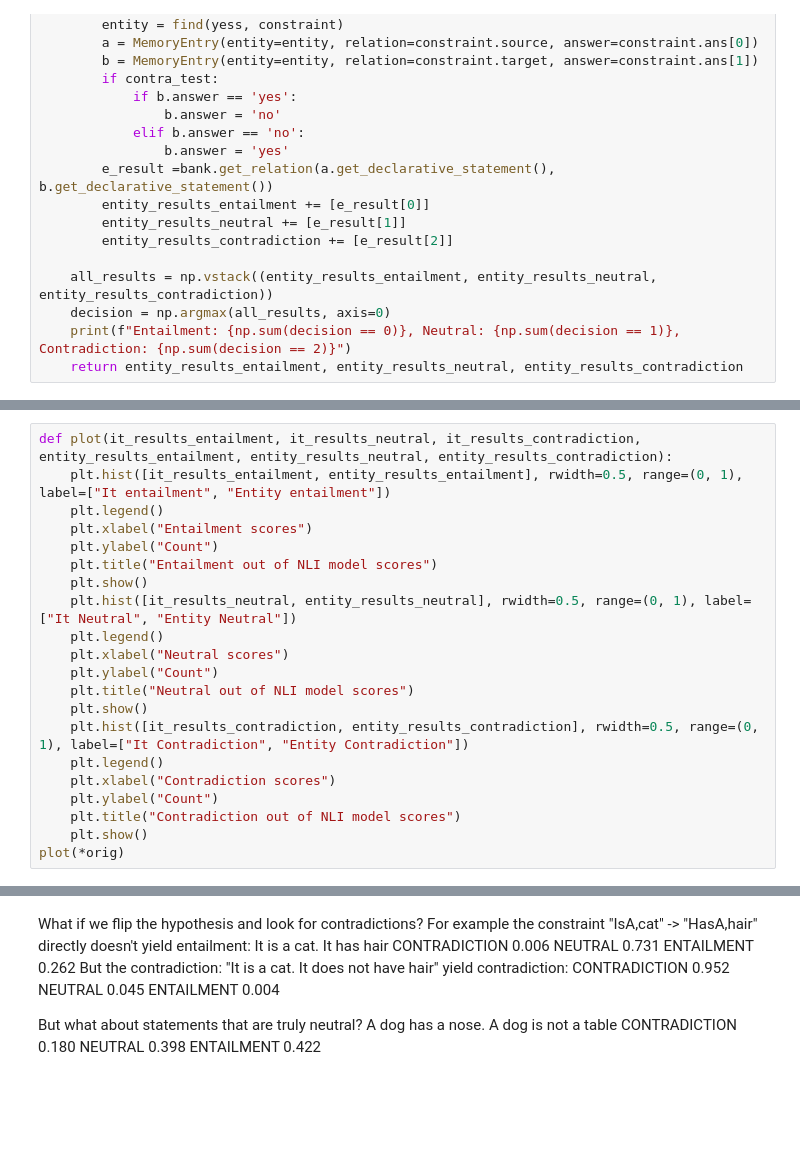
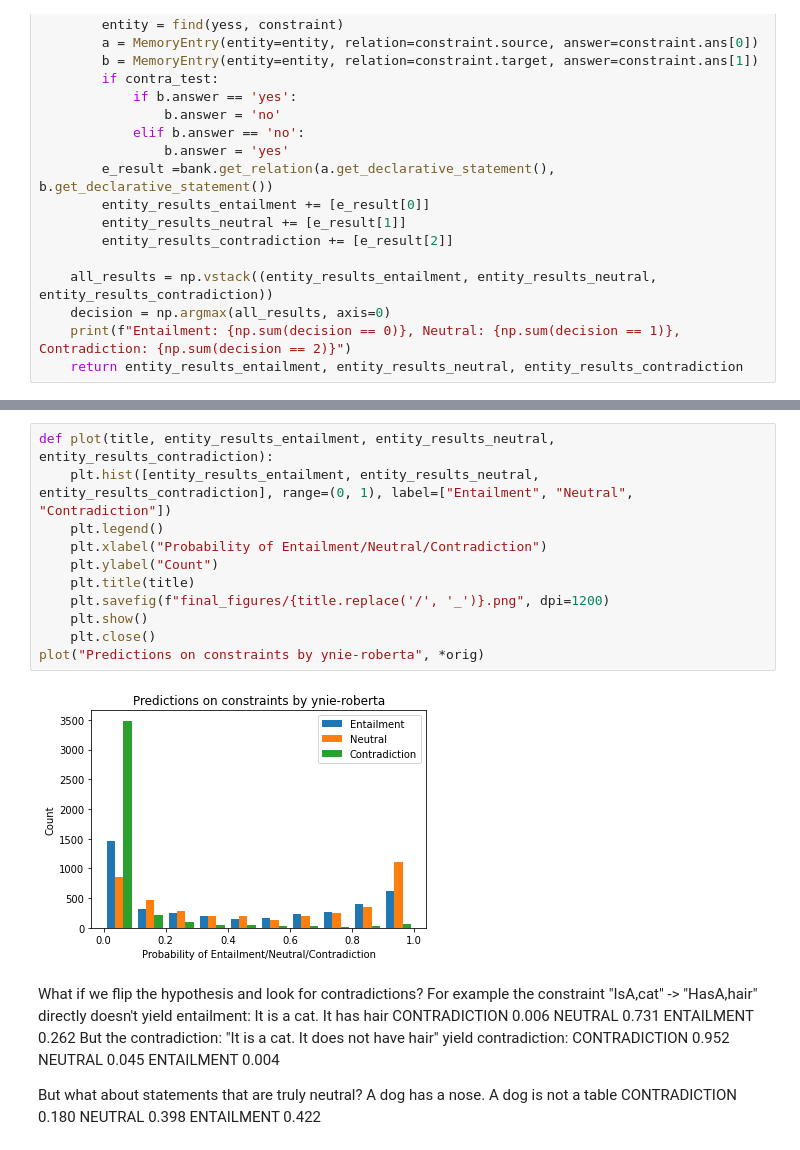
Before and after one commit to jswang/MemoryBank, a Jupyter notebook: plots.ipynb, the cells around one changed output, grey strips where cells are left out. Drawn from its saved outputs; the diff is of its cells as text; blank space fills up the shorter version.

Commit message:
plots!

```diff
--- a/plots.ipynb
+++ b/plots.ipynb
@@ -74,21 +71,0 @@ Entailment: 1716, Neutral: 2163, Contradiction: 181
-# %%
-def plot(it_results_entailment, it_results_neutral, it_results_contradiction, entity_results_entailment, entity_results_neutral, entity_results_contradiction):
-    plt.hist([it_results_entailment, entity_results_entailment], rwidth=0.5, range=(0, 1), label=["It entailment", "Entity entailment"])
-    plt.legend()
-    plt.xlabel("Entailment scores")
-    plt.ylabel("Count")
-    plt.title("Entailment out of NLI model scores")
-    plt.show()
-    plt.hist([it_results_neutral, entity_results_neutral], rwidth=0.5, range=(0, 1), label=["It Neutral", "Entity Neutral"])
-    plt.legend()
-    plt.xlabel("Neutral scores")
-    plt.ylabel("Count")
-    plt.title("Neutral out of NLI model scores")
-    plt.show()
-    plt.hist([it_results_contradiction, entity_results_contradiction], rwidth=0.5, range=(0, 1), label=["It Contradiction", "Entity Contradiction"])
-    plt.legend()
-    plt.xlabel("Contradiction scores")
-    plt.ylabel("Count")
-    plt.title("Contradiction out of NLI model scores")
-    plt.show()
-plot(*orig)
@@ -99,3 +72,16 @@ plot(*orig)
+# %%
+def plot(title, entity_results_entailment, entity_results_neutral, entity_results_contradiction):
+    plt.hist([entity_results_entailment, entity_results_neutral, entity_results_contradiction], range=(0, 1), label=["Entailment", "Neutral", "Contradiction"])
+    plt.legend()
+    plt.xlabel("Probability of Entailment/Neutral/Contradiction")
+    plt.ylabel("Count")
+    plt.title(title)
+    plt.savefig(f"final_figures/{title.replace('/', '_')}.png", dpi=1200)
+    plt.show()
+    plt.close()
+plot("Predictions on constraints by ynie-roberta", *orig)
+# %% [output]
+[figure, added]
 # %% [markdown]
 What if we flip the hypothesis and look for contradictions?
 For example the constraint "IsA,cat" -> "HasA,hair" directly doesn't yield entailment:
```
Also changed, not shown: parts of 4 cells of this notebook, 1 other file.
